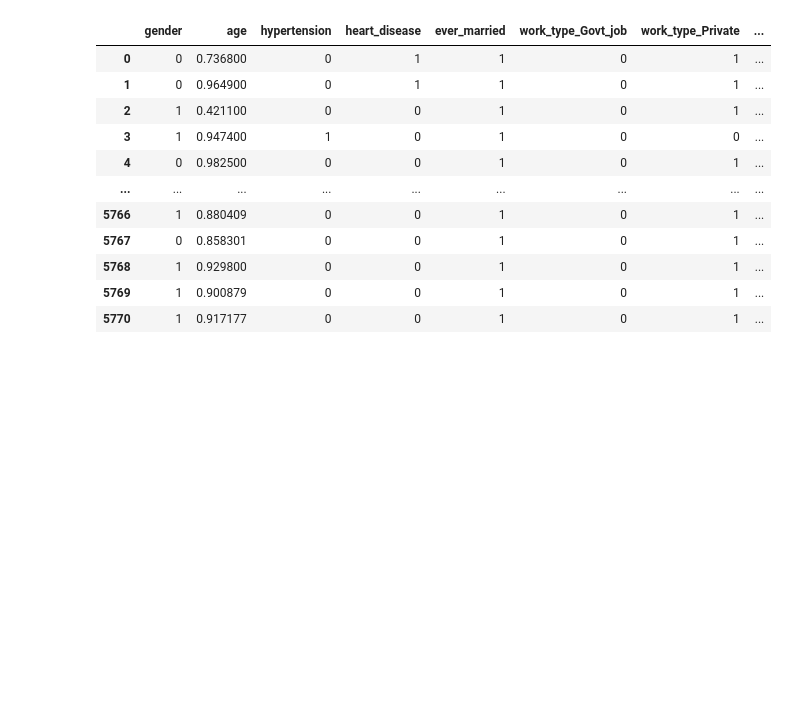
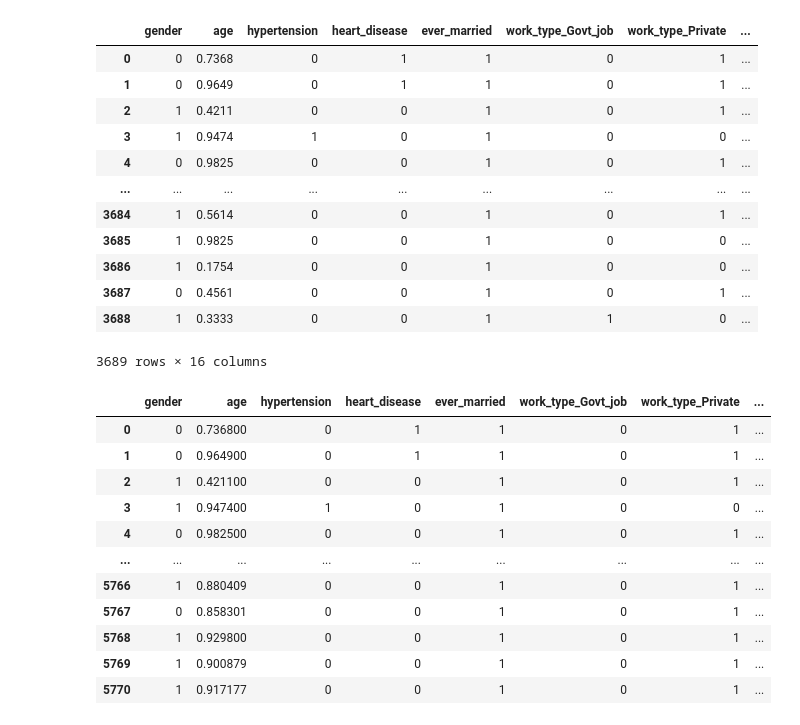
Before and after one commit to avillarafi45/TugasAkhirStrokePrediction, a Jupyter notebook: Klasifikasi DNN.ipynb, the cells around one changed output. Cells and saved outputs as stored; diff of their text form; code cells hidden in the pictures; blank space fills up the shorter version.

```diff
--- a/Klasifikasi DNN.ipynb
+++ b/Klasifikasi DNN.ipynb
@@ -24,6 +24,26 @@ def create_mlp_model(input_shape, num_classes):
     return model
 # %%
 num_classes = 2
+
+# Load dataset hasil normalisasi
+file_path_normalisasi = 'D:\Tugas Akhir\Stroke\hasil_setelah_normalisasi.csv'
+df_normalisasi = pd.read_csv(file_path_normalisasi)
+
+# Ganti koma dengan titik dan ubah tipe data ke float32 untuk kolom tertentu
+columns_to_convert = ['age', 'avg_glucose_level', 'bmi']
+df_normalisasi[columns_to_convert] = df_normalisasi[columns_to_convert].replace(',', '.', regex=True).astype('float32')
+
+# Pisahkan fitur dan target untuk dataset hasil normalisasi
+X_normalisasi = df_normalisasi.drop('stroke', axis=1)
+y_normalisasi = df_normalisasi['stroke']
+
+# Mengonversi target menjadi one-hot encoding untuk normalisasi
+y_normalisasi_one_hot = tf.keras.utils.to_categorical(y_normalisasi, num_classes)
+
+# Pastikan tipe data float32 untuk fitur
+X_normalisasi = X_normalisasi.astype('float32')
+
+
 # Load dataset hasil oversampling ADASYN
 file_path_oversampled = 'D:\Tugas Akhir\Stroke\data_oversampled.csv'
 df_oversampled = pd.read_csv(file_path_oversampled)
@@ -56,6 +76,22 @@ y_pca_kmeans_one_hot = tf.keras.utils.to_categorical(y_pca_kmeans, num_classes)
 
 # Pastikan tipe data float32 untuk fitur
 X_pca_kmeans = X_pca_kmeans.astype('float32')
+# %%
+df_normalisasi
+# %% [output]
+|  | gender | age | hypertension | heart_disease | ever_married | work_type_Govt_job | work_type_Private | ... |
+| 0 | 0 | 0.7368 | 0 | 1 | 1 | 0 | 1 | ... |
+| 1 | 0 | 0.9649 | 0 | 1 | 1 | 0 | 1 | ... |
+| 2 | 1 | 0.4211 | 0 | 0 | 1 | 0 | 1 | ... |
+| 3 | 1 | 0.9474 | 1 | 0 | 1 | 0 | 0 | ... |
+| 4 | 0 | 0.9825 | 0 | 0 | 1 | 0 | 1 | ... |
+| ... | ... | ... | ... | ... | ... | ... | ... | ... |
+| 3684 | 1 | 0.5614 | 0 | 0 | 1 | 0 | 1 | ... |
+| 3685 | 1 | 0.9825 | 0 | 0 | 1 | 0 | 0 | ... |
+| 3686 | 1 | 0.1754 | 0 | 0 | 1 | 0 | 0 | ... |
+| 3687 | 0 | 0.4561 | 0 | 0 | 1 | 0 | 1 | ... |
+| 3688 | 1 | 0.3333 | 0 | 0 | 1 | 1 | 0 | ... |
+3689 rows × 16 columns
 # %%
 df_oversampled
 # %% [output]
```
Also changed, not shown: parts of 10 cells of this notebook.
